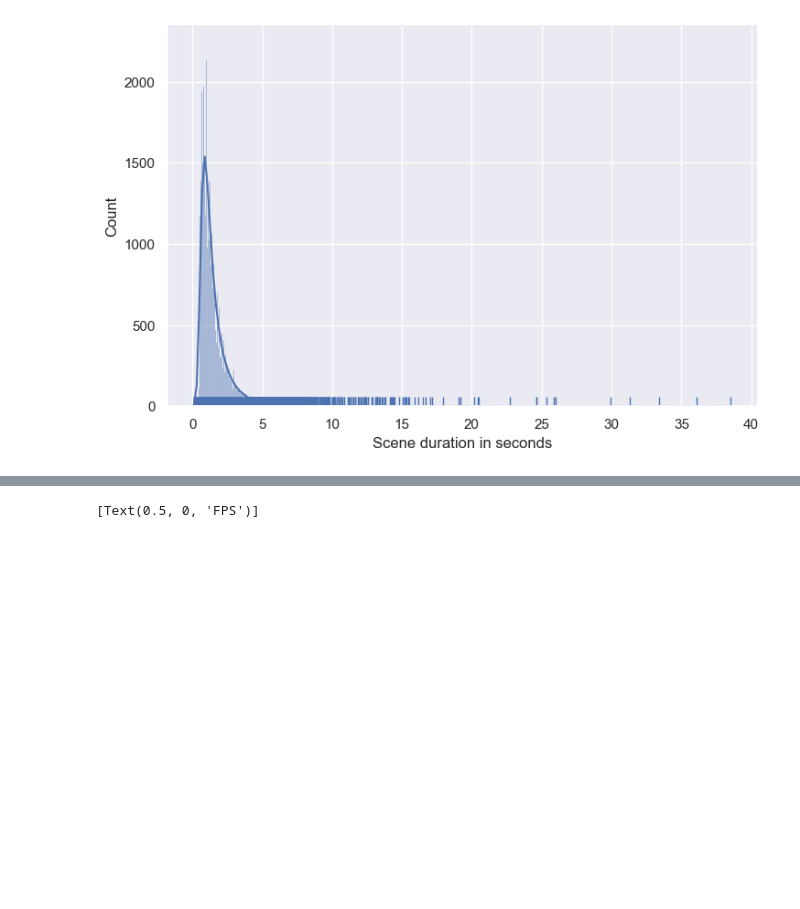
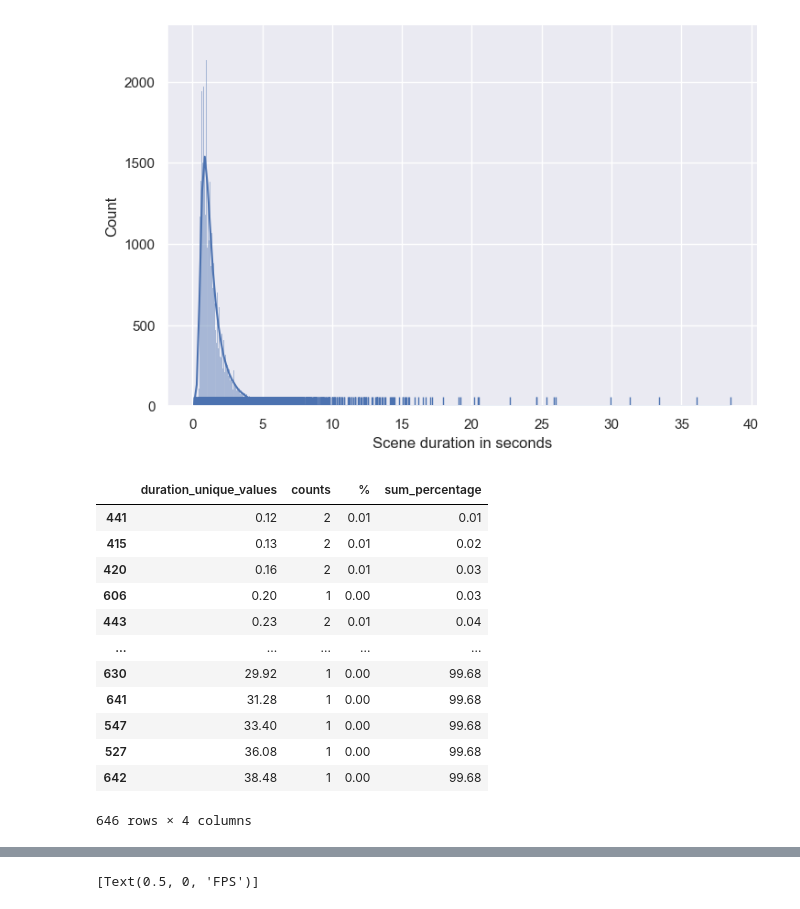
Before and after one commit to marcoshv/ML-Shot-Type-Classification-for-Ads, a Jupyter notebook: notebooks/EDA.ipynb, the cells around one changed output, grey strips where cells are left out. Cells and saved outputs as stored; diff of their text form; code cells hidden in the pictures; blank space fills up the shorter version.

```diff
--- a/notebooks/EDA.ipynb
+++ b/notebooks/EDA.ipynb
@@ -170,4 +207,25 @@ sns.displot(data=df_dataset_trailer,x="scene_duration",kind="hist",aspect=1.5, k
 # %% [output]
 <seaborn.axisgrid.FacetGrid at 0x...>
 [figure]
+# %%
+df_duration =pd.DataFrame(df_dataset_trailer['scene_duration'].value_counts()).reset_index()
+df_duration.columns = ['duration_unique_values', 'counts']
+df_duration = df_duration.sort_values('duration_unique_values')
+df_duration['%'] = df_duration.counts.apply(lambda x: round((x/df_duration['counts'].sum())*100,2))
+df_duration = df_duration.assign(sum_percentage=df_duration['%'].cumsum())
+df_duration
+# %% [output]
+|  | duration_unique_values | counts | % | sum_percentage |
+| 441 | 0.12 | 2 | 0.01 | 0.01 |
+| 415 | 0.13 | 2 | 0.01 | 0.02 |
+| 420 | 0.16 | 2 | 0.01 | 0.03 |
+| 606 | 0.20 | 1 | 0.00 | 0.03 |
+| 443 | 0.23 | 2 | 0.01 | 0.04 |
+| ... | ... | ... | ... | ... |
+| 630 | 29.92 | 1 | 0.00 | 99.68 |
+| 641 | 31.28 | 1 | 0.00 | 99.68 |
+| 547 | 33.40 | 1 | 0.00 | 99.68 |
+| 527 | 36.08 | 1 | 0.00 | 99.68 |
+| 642 | 38.48 | 1 | 0.00 | 99.68 |
+646 rows × 4 columns
 # %% [markdown]
```
Also changed, not shown: parts of 12 cells of this notebook, 6 other files.
